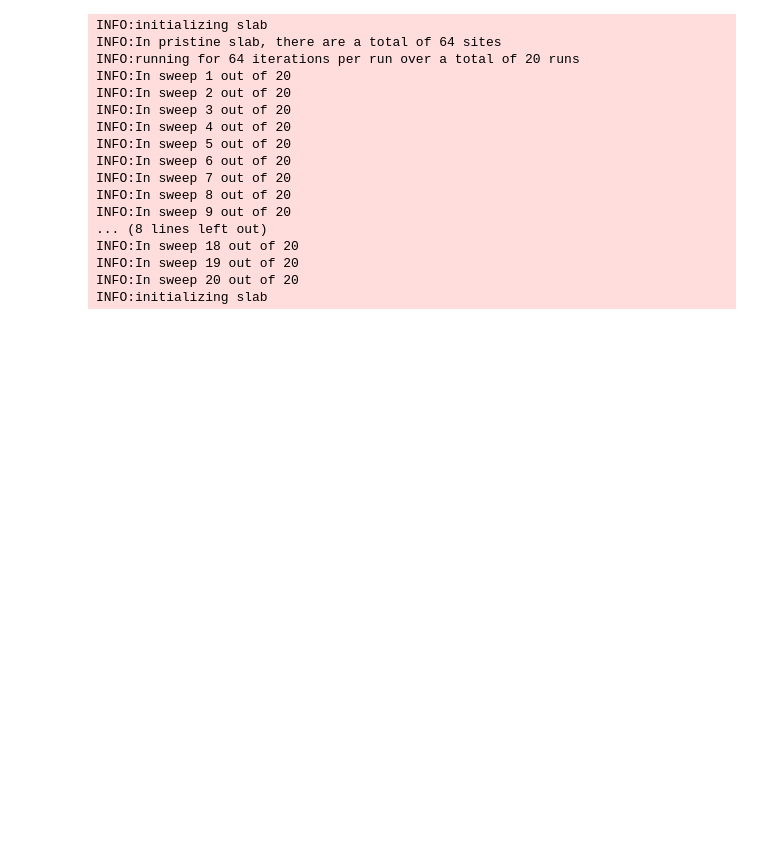
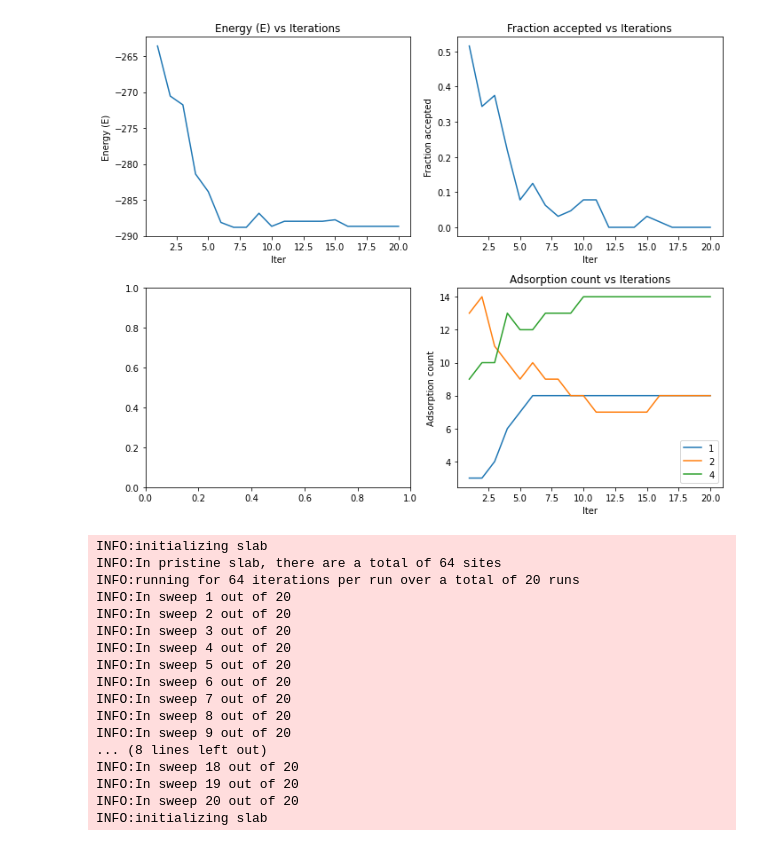
Before and after one commit to learningmatter-mit/surface-sampling, a Jupyter notebook: sgmc_Cu_surf/imcmc.ipynb, the cells around one changed output. Saved outputs shown, nothing was run; the diff lists cells and outputs as text; code cells hidden in the pictures; blank space fills up the shorter version.

Commit message:
change to manual adsorption

```diff
--- a/sgmc_Cu_surf/imcmc.ipynb
+++ b/sgmc_Cu_surf/imcmc.ipynb
@@ -54,6 +64,6 @@ start = perf_counter()
 # temp in terms of kbT
 # no cooling
 # 20 runs
-history, energy_hist, frac_accept_hist, adsorption_count_hist = mcmc_run(num_runs=1, temp=1, pot=0, alpha=1, slab=None)
+history, energy_hist, frac_accept_hist, adsorption_count_hist = mcmc_run(num_runs=20, temp=1, pot=0, alpha=0.9, slab=None)
 stop = perf_counter()
 print(f"Time taken = {stop - start} seconds")
@@ -60,30 +93,29 @@ print(f"Time taken = {stop - start} seconds")
 # %%
 import matplotlib.pyplot as plt
+runs = range(1, 20+1)
 # do the plots
 fig, ax = plt.subplots(2, 2, figsize=(10, 8))
-runs = np.arange(1, num_runs+1)
-legends = [f"\mu={mu}" for mu in chem_pots]
 ax[0, 0].plot(runs, energy_hist)
 ax[0, 0].set_xlabel("Iter")
 ax[0, 0].set_ylabel("Energy (E)")
 ax[0, 0].set_title("Energy (E) vs Iterations")
-ax[0, 0].legend(legends)
 
 
 ax[0, 1].plot(runs, frac_accept_hist)
 ax[0, 1].set_xlabel("Iter")
 ax[0, 1].set_ylabel("Fraction accepted")
 ax[0, 1].set_title("Fraction accepted vs Iterations")
-ax[0, 1].legend(legends)
 
 ax[1, 1].plot(runs, np.array(list(adsorption_count_hist.values())).T)
 ax[1, 1].set_xlabel("Iter")
 ax[1, 1].set_ylabel("Adsorption count")
 ax[1, 1].legend(adsorption_count_hist.keys())
 ax[1, 1].set_title("Adsorption count vs Iterations")
 
 fig.show()
 fig.tight_layout()
+# %% [output]
+[figure, added]
 # %%
 from time import perf_counter
 
```
Also changed, not shown: parts of 3 cells of this notebook, 4 other files.
